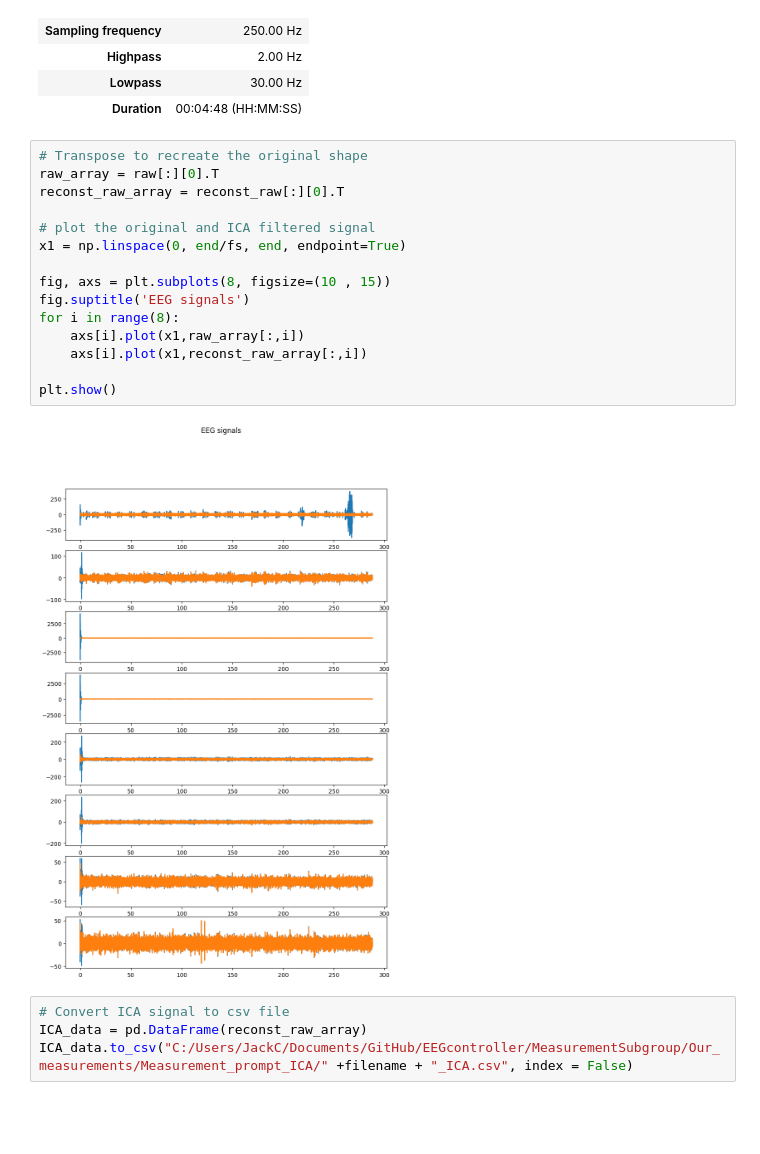
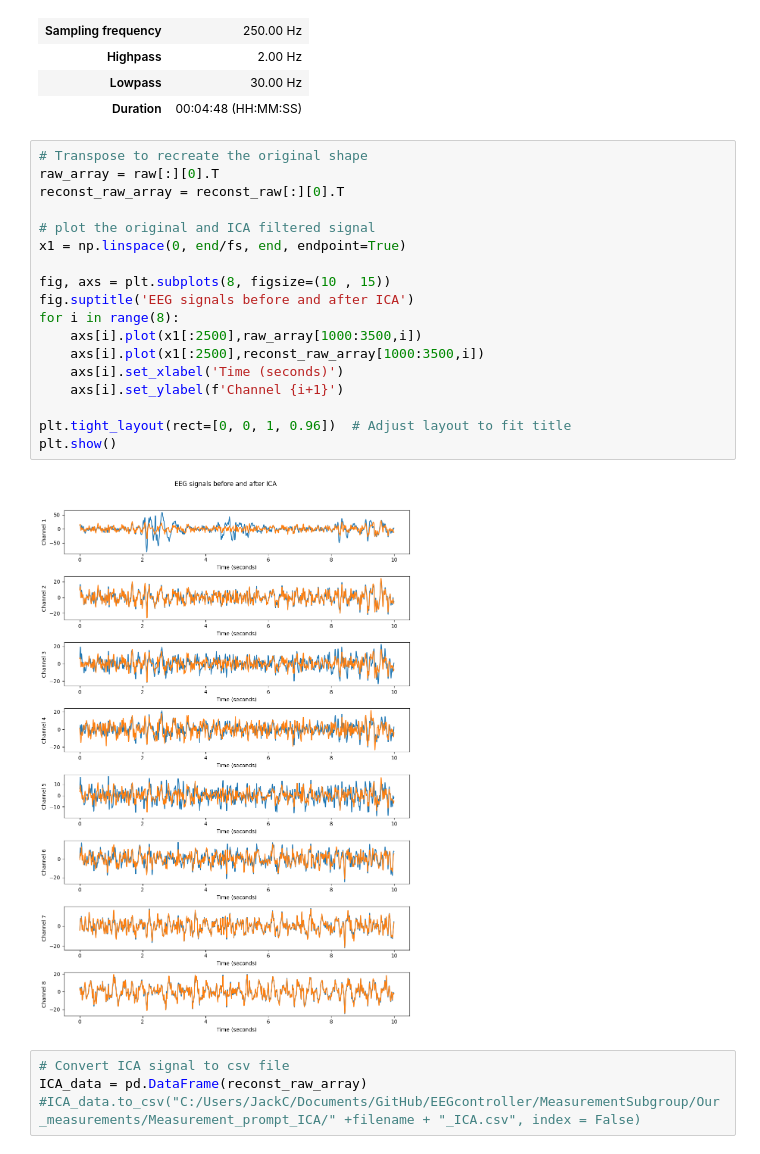
Before and after one commit to ValentijnBakkum/EEGcontroller, a Jupyter notebook: MeasurementSubgroup/MNE_raw/MNE_test.ipynb, the cells around one changed output. Saved outputs shown, nothing was run; the diff lists cells and outputs as text; blank space fills up the shorter version.

```diff
--- a/MeasurementSubgroup/MNE_raw/MNE_test.ipynb
+++ b/MeasurementSubgroup/MNE_raw/MNE_test.ipynb
@@ -207,21 +207,24 @@ Data
 # %%
 # Transpose to recreate the original shape
 raw_array = raw[:][0].T
 reconst_raw_array = reconst_raw[:][0].T
 
 # plot the original and ICA filtered signal
 x1 = np.linspace(0, end/fs, end, endpoint=True)
 
 fig, axs = plt.subplots(8, figsize=(10 , 15))
-fig.suptitle('EEG signals')
+fig.suptitle('EEG signals before and after ICA')
 for i in range(8):
-    axs[i].plot(x1,raw_array[:,i])
-    axs[i].plot(x1,reconst_raw_array[:,i])
+    axs[i].plot(x1[:2500],raw_array[1000:3500,i])
+    axs[i].plot(x1[:2500],reconst_raw_array[1000:3500,i])
+    axs[i].set_xlabel('Time (seconds)')
+    axs[i].set_ylabel(f'Channel {i+1}')
 
+plt.tight_layout(rect=[0, 0, 1, 0.96])  # Adjust layout to fit title
 plt.show()
 # %% [output]
-[figure, old version]
+[figure, new version]
 # %%
 # Convert ICA signal to csv file
 ICA_data = pd.DataFrame(reconst_raw_array)
-ICA_data.to_csv("C:/Users/JackC/Documents/GitHub/EEGcontroller/MeasurementSubgroup/Our_measurements/Measurement_prompt_ICA/" +filename + "_ICA.csv", index = False)
+#ICA_data.to_csv("C:/Users/JackC/Documents/GitHub/EEGcontroller/MeasurementSubgroup/Our_measurements/Measurement_prompt_ICA/" +filename + "_ICA.csv", index = False)
```
Also changed, not shown: parts of 3 cells of this notebook, 3 other files.
